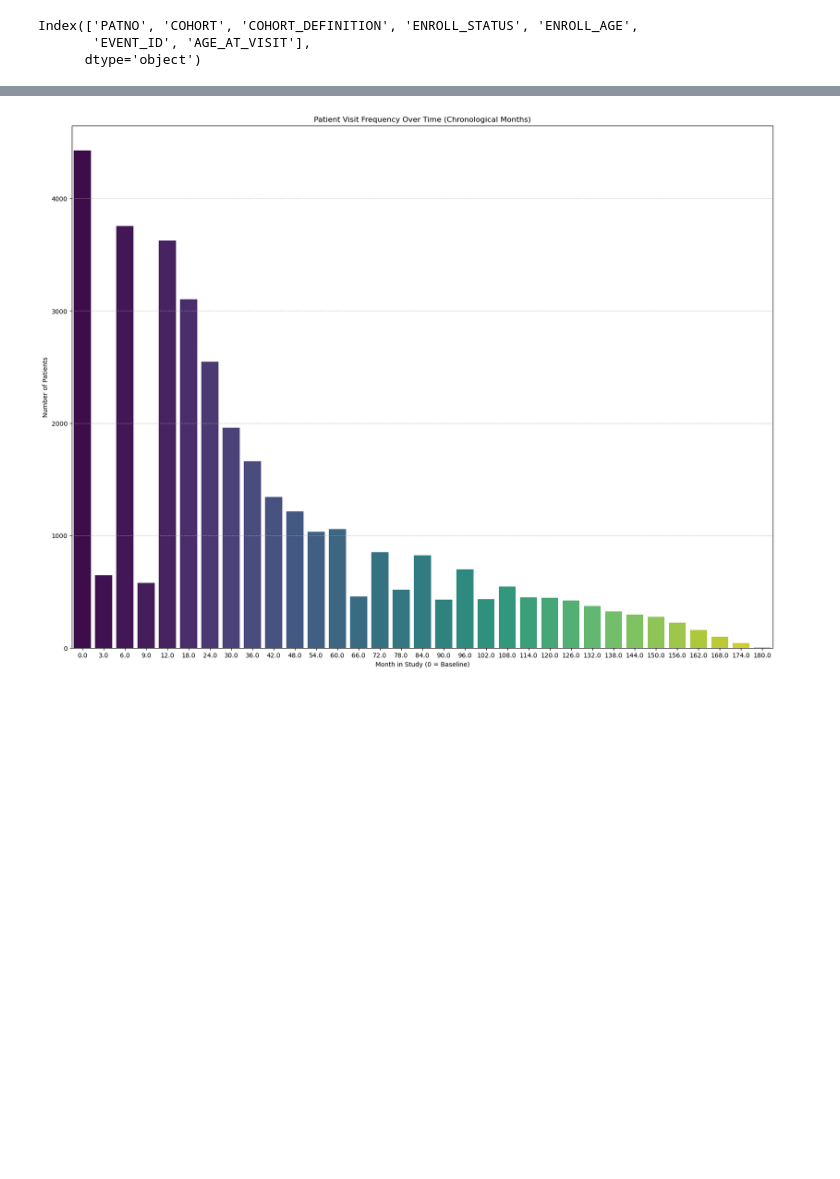
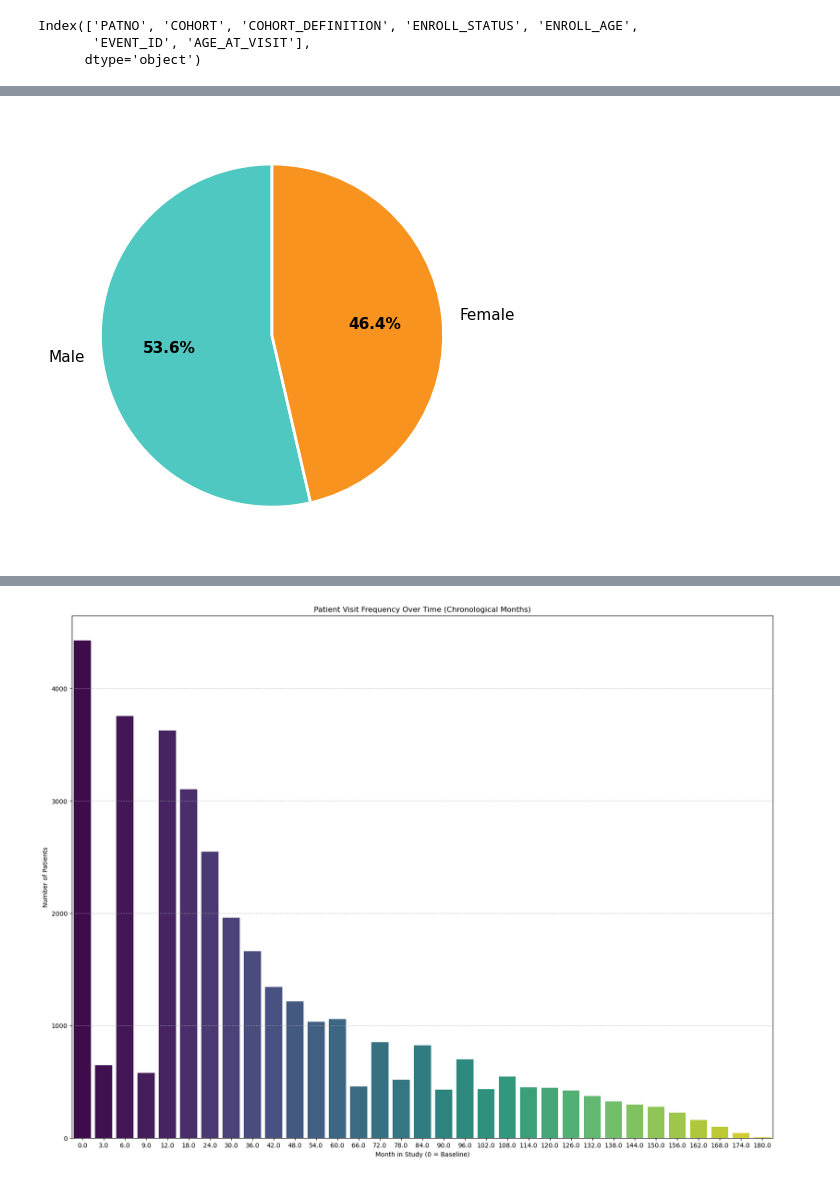
Before and after one commit to vutuongvy101/multimodal-pd-progression, a Jupyter notebook: Experiment/preprocessing/EDA_demographics.ipynb, the cells around one changed output, grey strips where cells are left out. Cells and saved outputs as stored; diff of their text form; code cells hidden in the pictures; blank space fills up the shorter version.

```diff
--- a/Experiment/preprocessing/EDA_demographics.ipynb
+++ b/Experiment/preprocessing/EDA_demographics.ipynb
@@ -159,0 +393,32 @@ Index(['PATNO', 'COHORT', 'COHORT_DEFINITION', 'ENROLL_STATUS', 'ENROLL_AGE',
+# %%
+def plot_participants_by_gender(demographic_df):
+    gender_counts = demographic_df['SEX'].value_counts()
+    gender_counts.index = gender_counts.index.map({1: 'Male', 0: 'Female'})
+
+    colors = ['#4EC8C0', '#F7931E']
+
+    fig, ax = plt.subplots(figsize=(5, 5))
+
+    wedges, texts, autotexts = ax.pie(
+        gender_counts,
+        labels=gender_counts.index,
+        autopct='%1.1f%%',
+        colors=colors,
+        startangle=90,
+        wedgeprops=dict(edgecolor='white', linewidth=2)
+    )
+
+    for text in texts:
+        text.set_fontsize(11)
+    for autotext in autotexts:
+        autotext.set_fontsize(11)
+        autotext.set_fontweight('bold')
+
+    # ax.set_title('Number of Participants by Gender', fontsize=16, pad=15)
+
+    plt.tight_layout()
+    plt.show()
+
+plot_participants_by_gender(demographic_df)
+# %% [output]
+[figure, added]
```
Also changed, not shown: parts of 4 cells of this notebook, 4 other files.
